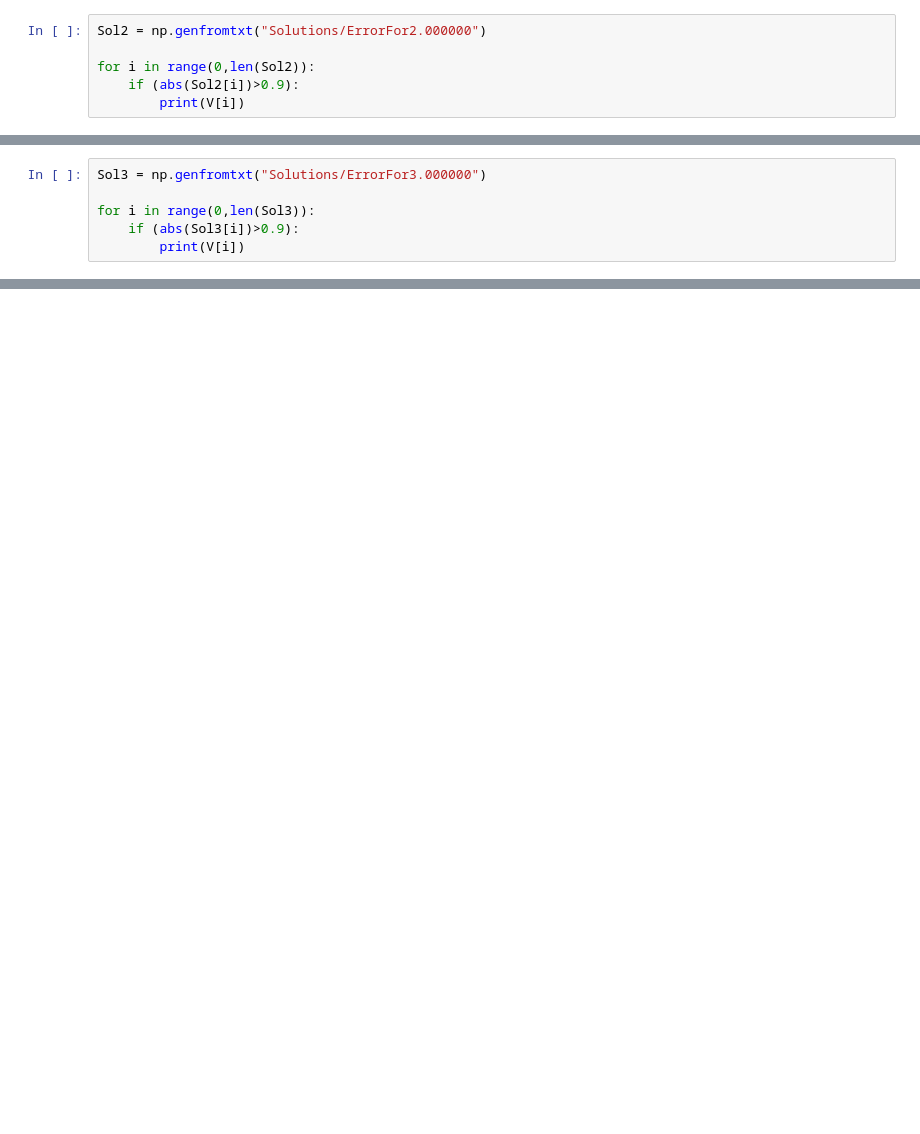
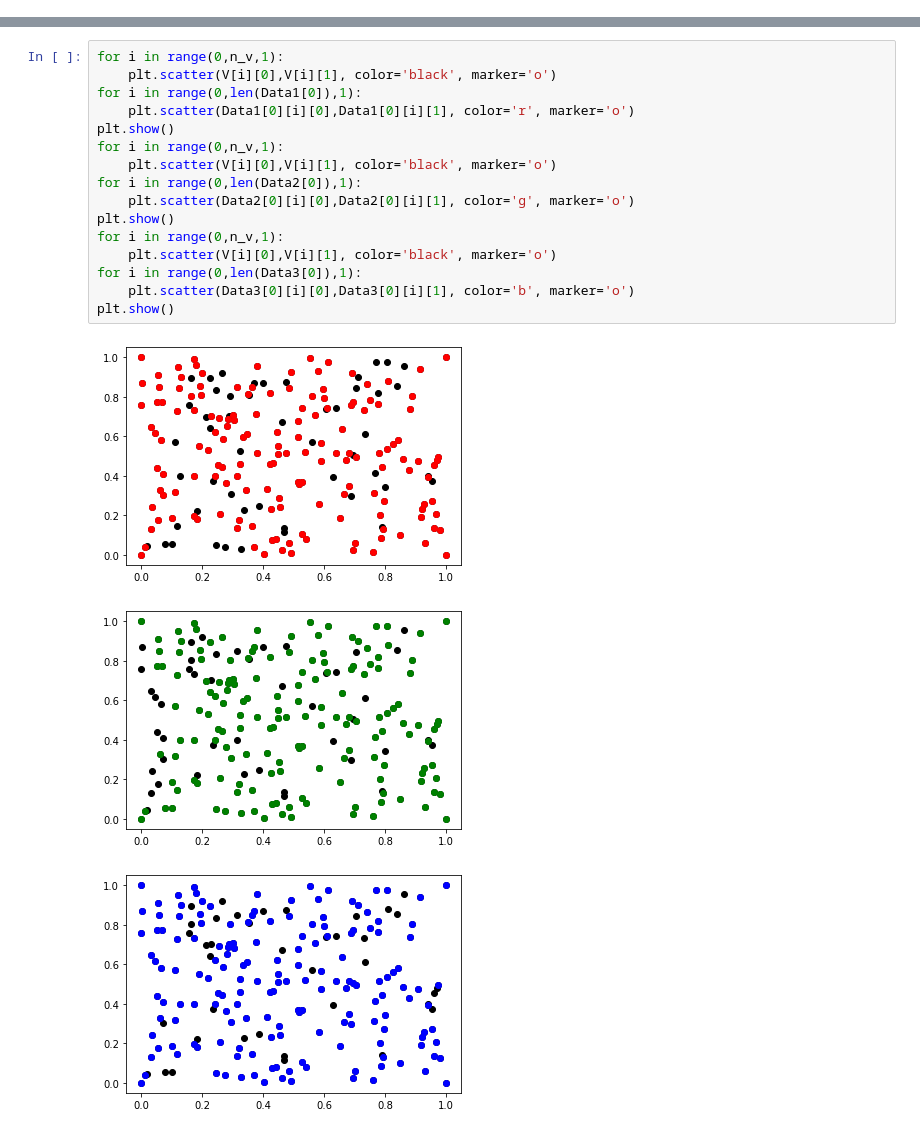
Before and after one commit to JaNiebu/BT_DECinPhysics, a Jupyter notebook: plot.ipynb, the cells around one changed output, grey strips where cells are left out. Cells and saved outputs as stored; diff of their text form; blank space fills up the shorter version.

```diff
--- a/plot.ipynb
+++ b/plot.ipynb
@@ -45,6 +37,0 @@ for i in range(0,len(Sol)):
-# %%
-Sol2 = np.genfromtxt("Solutions/ErrorFor2.000000")
-
-for i in range(0,len(Sol2)):
-    if (abs(Sol2[i])>0.9):
-        print(V[i])
@@ -69,6 +37,0 @@ for i in range(0,len(Sol2)):
-# %%
-Sol3 = np.genfromtxt("Solutions/ErrorFor3.000000")
-
-for i in range(0,len(Sol3)):
-    if (abs(Sol3[i])>0.9):
-        print(V[i])
@@ -157,0 +108,20 @@ print(Sol3)
+# %%
+for i in range(0,n_v,1):
+    plt.scatter(V[i][0],V[i][1], color='black', marker='o')
+for i in range(0,len(Data1[0]),1):
+    plt.scatter(Data1[0][i][0],Data1[0][i][1], color='r', marker='o')
+plt.show()
+for i in range(0,n_v,1):
+    plt.scatter(V[i][0],V[i][1], color='black', marker='o')
+for i in range(0,len(Data2[0]),1):
+    plt.scatter(Data2[0][i][0],Data2[0][i][1], color='g', marker='o')
+plt.show()
+for i in range(0,n_v,1):
+    plt.scatter(V[i][0],V[i][1], color='black', marker='o')
+for i in range(0,len(Data3[0]),1):
+    plt.scatter(Data3[0][i][0],Data3[0][i][1], color='b', marker='o')
+plt.show()
+# %% [output]
+[figure, added]
+[figure, added]
+[figure, added]
```
Also changed, not shown: parts of 9 cells of this notebook, 5 other files.
